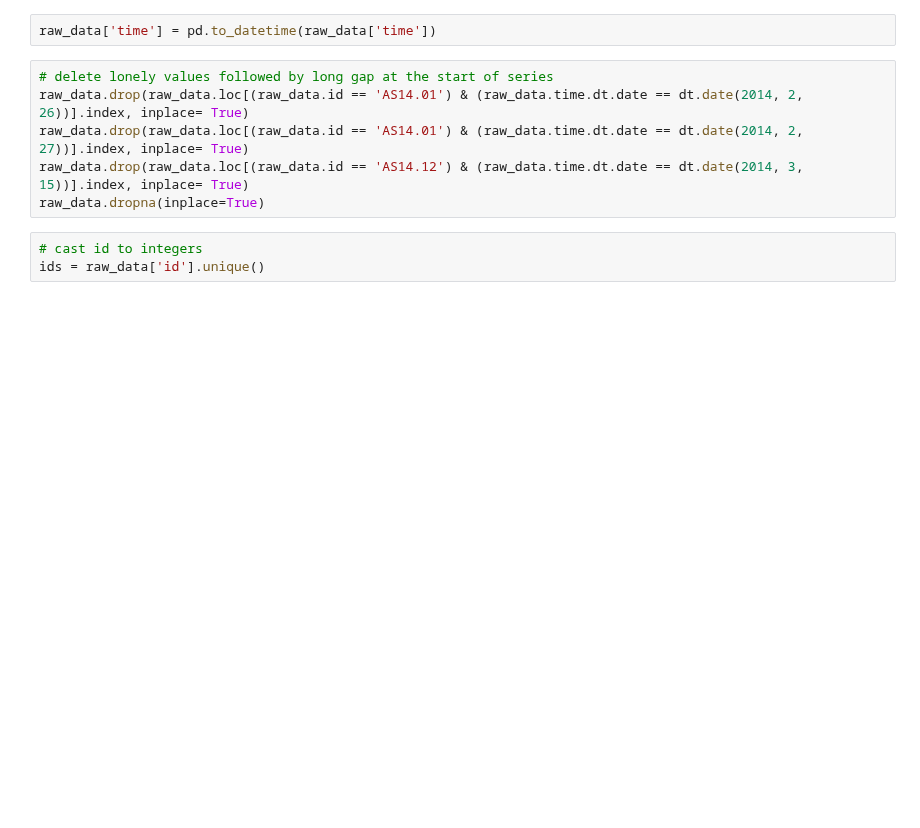
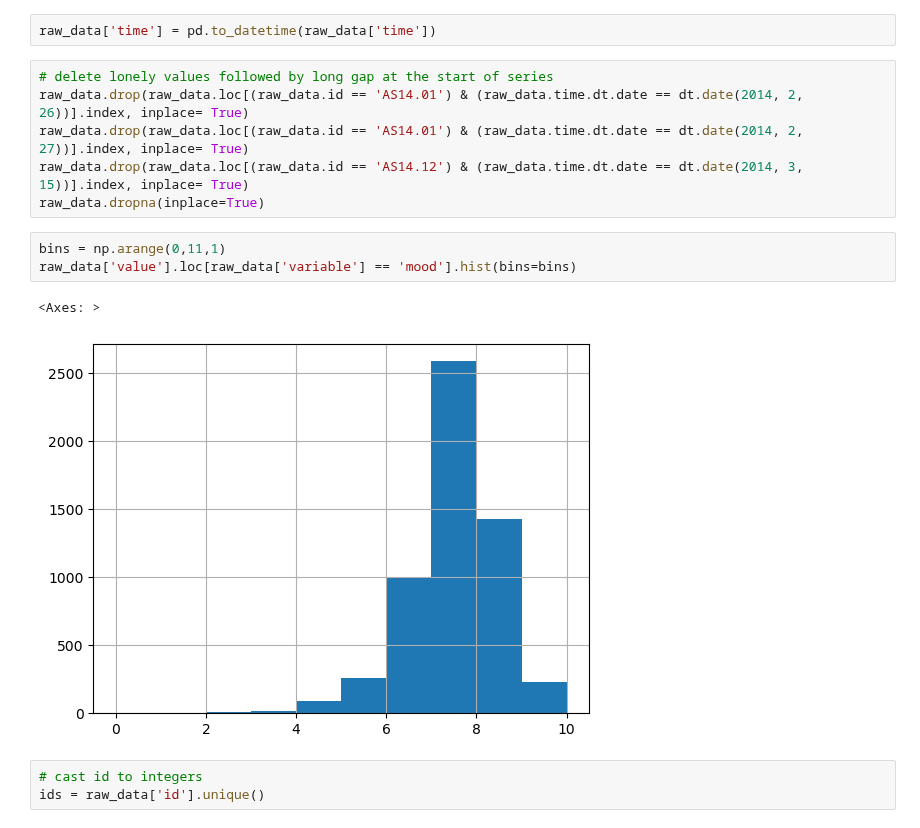
Before and after one commit to PaulHosek/DataMining, a Jupyter notebook: read_mood_data.ipynb, the cells around one changed output. Drawn from its saved outputs; the diff is of its cells as text; blank space fills up the shorter version.

```diff
--- a/read_mood_data.ipynb
+++ b/read_mood_data.ipynb
@@ -234,6 +256,12 @@ raw_data.drop(raw_data.loc[(raw_data.id == 'AS14.01') & (raw_data.time.dt.date =
 raw_data.drop(raw_data.loc[(raw_data.id == 'AS14.01') & (raw_data.time.dt.date == dt.date(2014, 2, 27))].index, inplace= True)
 raw_data.drop(raw_data.loc[(raw_data.id == 'AS14.12') & (raw_data.time.dt.date == dt.date(2014, 3, 15))].index, inplace= True)
 raw_data.dropna(inplace=True)
+# %%
+bins = np.arange(0,11,1)
+raw_data['value'].loc[raw_data['variable'] == 'mood'].hist(bins=bins)
+# %% [output]
+<Axes: >
+[figure, added]
 # %%
 # cast id to integers
 ids = raw_data['id'].unique()
```
Also changed, not shown: parts of 1 cell of this notebook, 6 other files.
